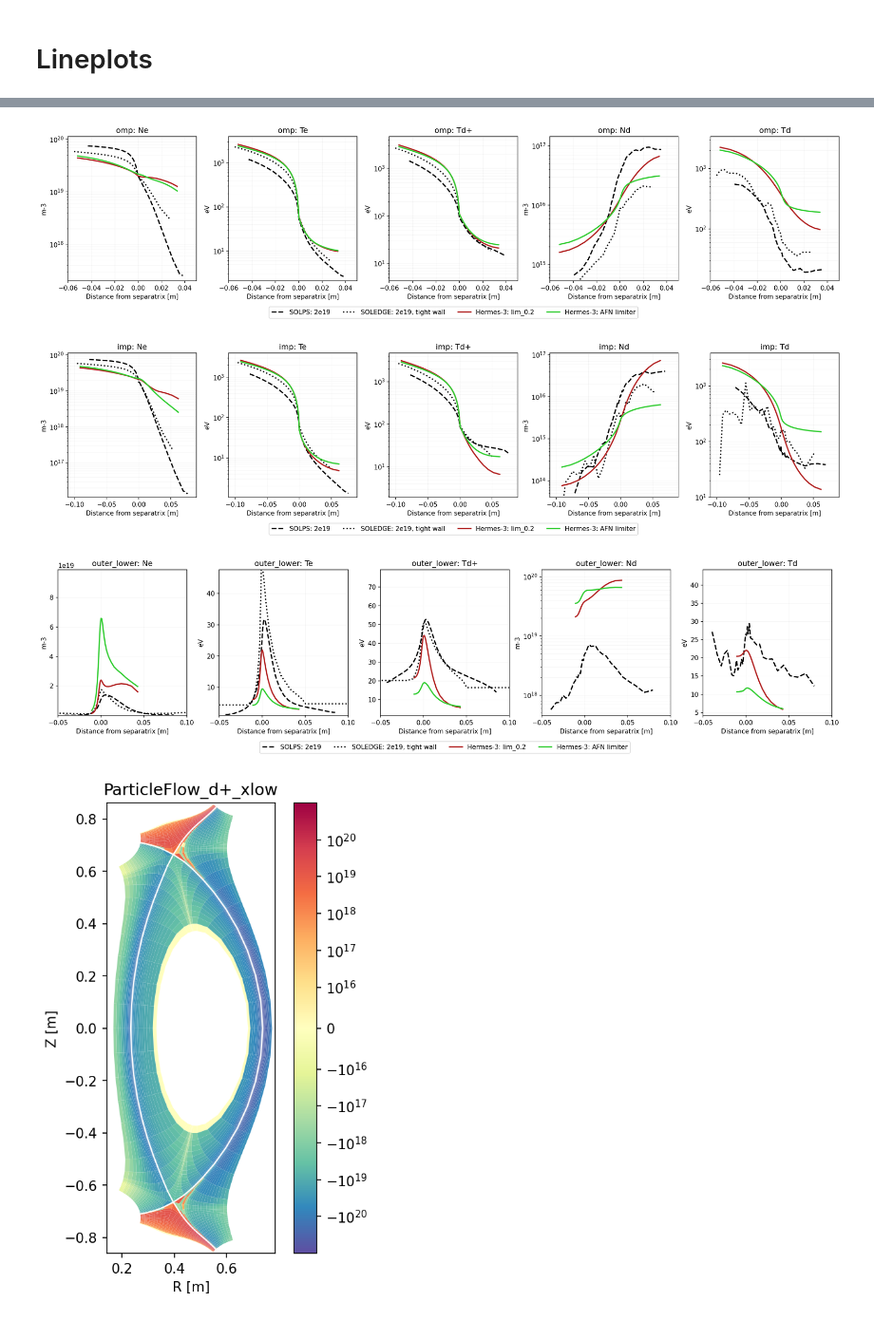
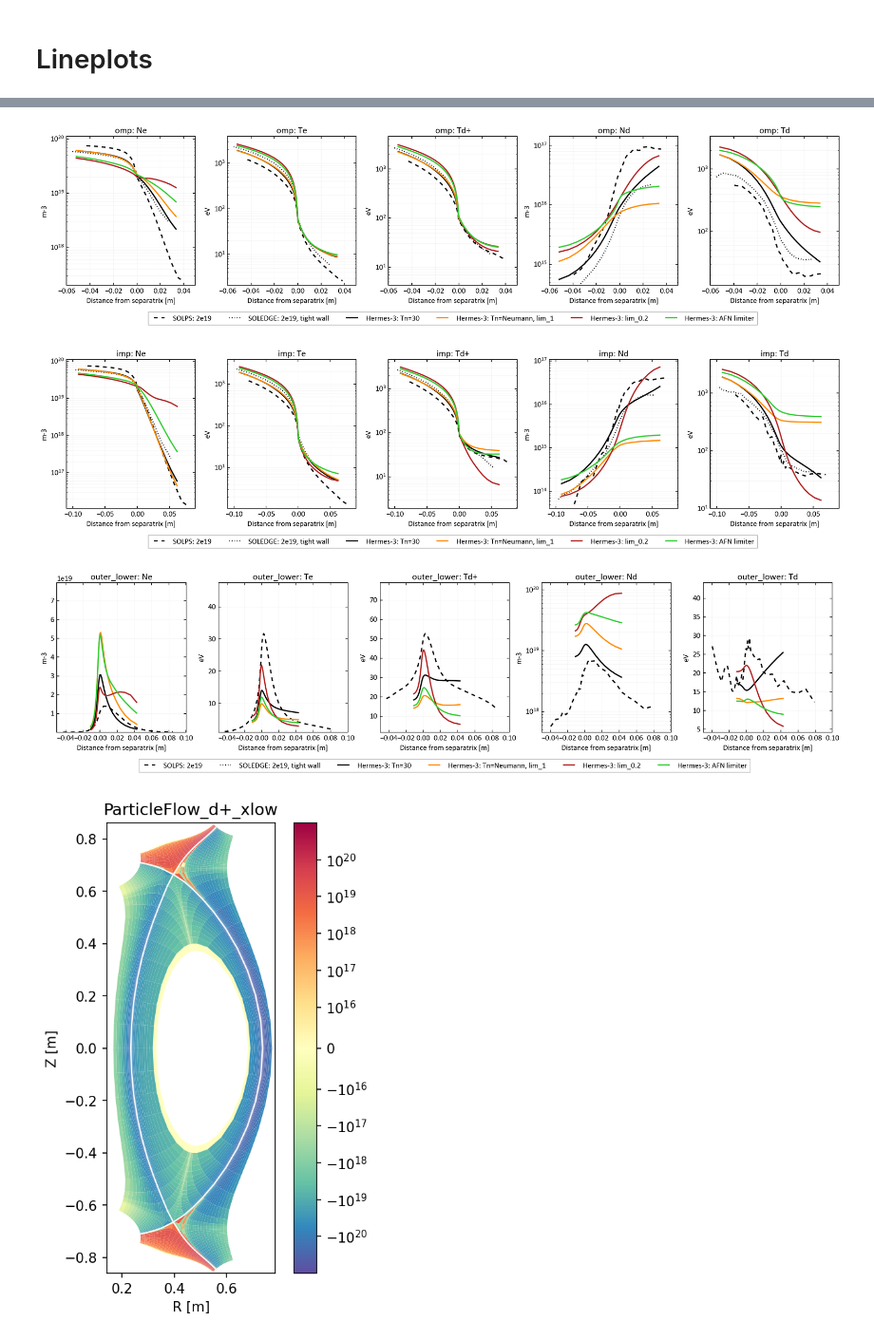
Before and after one commit to mikekryjak/notebooks, a Jupyter notebook: hermes3-solps-soledge/postprocessing/2023-08-13_enable_fluxlim.ipynb, the cells around one changed output, grey strips where cells are left out. Shown at 95% size. Drawn from its saved outputs; the diff is of its cells as text; code cells hidden in the pictures.

```diff
--- a/hermes3-solps-soledge/postprocessing/2023-08-13_enable_fluxlim.ipynb
+++ b/hermes3-solps-soledge/postprocessing/2023-08-13_enable_fluxlim.ipynb
@@ -66,10 +66,10 @@ toload = [
     # dict(name="1e19", id="d10d-anom_visc", grid="g3b2-fatter_newhypno.nc", unnormalise_geom = True),
     # dict(name="2e19", id="d11b-d10d_2e19", grid="g3b2-fatter_newhypno.nc", unnormalise_geom = True),
     # dict(name="2e19_free", id="d12a-2e19_free_sol", grid="g3b2-fatter_newhypno.nc", unnormalise_geom = True),
-    # dict(name="fixTn", id="d13a-d11b_decaylength", grid="g3b2-fatter_newhypno.nc", unnormalise_geom = True),
+    dict(name="fixTn", id="d14a-d13a_edge_recycling", grid="g3b2-fatter_newhypno.nc", unnormalise_geom = True),
     # dict(name="nolim", id="d14b-edgerec_no_Tnfix", grid="g3b2-fatter_newhypno.nc", unnormalise_geom = True),
     dict(name="lim_0.2", id="d15-d14b_d_fluxlim_default", grid="g3b2-fatter_newhypno.nc", unnormalise_geom = True),
-    # dict(name="lim_1.0", id="d16-d15_d_fluxlim_1", grid="g3b2-fatter_newhypno.nc", unnormalise_geom = True),
+    dict(name="lim_1.0", id="d16-d15_d_fluxlim_1", grid="g3b2-fatter_newhypno.nc", unnormalise_geom = True),
     dict(name="isolim", id="d17-d15_newdmodel_newfluxlim", grid="g3b2-fatter_newhypno.nc", unnormalise_geom = True),
 ]
 
@@ -117,7 +118,7 @@ for name in soledgecases:
     sl[name].read_csv(os.path.join(path, "omp_neutrals.csv"), mode = "plot1d_omp")
     sl[name].read_csv(os.path.join(path, "imp_plasma.csv"), mode = "plot1d_imp")
     sl[name].read_csv(os.path.join(path, "imp_neutrals.csv"), mode = "plot1d_imp")
-    sl[name].read_csv(os.path.join(path, "wall_ntmpi_plasma.csv"), mode = "wall_ntmpi")
+    # sl[name].read_csv(os.path.join(path, "wall_ntmpi_plasma.csv"), mode = "wall_ntmpi")
 # %%
 path = soledgecases["nocore_d"]
 sl["nocore_d"].read_csv(os.path.join(path, "wall_ntmpi_plasma.csv"), mode = "wall_ntmpi")
@@ -175,0 +290,30 @@ plt.close("all")
+# %%
+plt.style.use(r"C:\Users\mikek\OneDrive\Project\pyenvs\fusion-a-310\Lib\site-packages\matplotlib\mpl-data\stylelib\mike.mplstyle")
+
+fig, ax = plt.subplots()
+
+ds = casestore["fixTn"].ds.isel(t=-1)
+
+d = ds.isel(x=slice(2,-2)).sum("theta")
+omp = ds.hermesm.select_region("outer_midplane_a").isel(x=slice(2,-2))
+dist = (omp["R"] - omp["R"][ds.metadata["ixseps1"]])
+dist = np.insert(dist.values, 0, dist.values[0] - (dist.values[1] - dist.values[0]))
+
+def append_rhs(x):
+    F = d[x]
+    rhs = d[x.replace("_L_", "_R_")][-1].values
+    return np.concatenate([F, [rhs]])
+
+m = "o"
+ms = 5
+ax.plot(dist, append_rhs("hf_perp_tot_L_d"), label = "Neutral heat flow", marker = m, ms = ms)
+ax.plot(dist, append_rhs("hf_perp_tot_L_e"), label = "Electron heat flow", marker = m, ms = ms)
+ax.plot(dist, append_rhs("hf_perp_tot_L_d+"), label = "Ion heat flow", marker = m, ms = ms)
+# ax.plot(dist, append_rhs("hf_perp_conv_L_d"), label = "Neutral convection", marker = "x",ls = "--", ms = ms)
+# ax.plot(dist, append_rhs("hf_perp_conv_L_d+"), label = "Ion convection", marker = "x",ls = "--", ms = ms)
+fig.legend(loc = "upper left", bbox_to_anchor = (0.9,0.9))
+# domain["hf_perp_diff_R_d"].plot(ax = ax, label = "Neutral conduction")
+# domain["hf_perp_conv_R_d"].plot(ax = ax, label = "Neutral convection")
+ax.set_ylabel("Heat flow poloidal integral [W]")
+ax.set_xlabel("Distance from separatrix [m]")
+ax.set_title("Radial heat flows")
@@ -181,38 +380,38 @@ lineplot_compare(
 
     # "SOLPS: 1e19" : dict(data=sp["no_visc"], color="#3288bd"),
     "SOLPS: 2e19" : dict(data=sp["nsep_2e19"], color="black"),
     # "SOLPS: 3e19" : dict(data=sp["nsep_3e19"], color="#fc8d59"),
 
     "SOLEDGE: 2e19, tight wall" : dict(data=sl["tightwall_2e19"], color = "black"),
 
     # "Hermes-3: Neumann": dict(data=hr["2e19"], color="teal"),
-    # "Hermes-3: Tn=30": dict(data=hr["fixTn"], color="grey"),
+    "Hermes-3: Tn=30": dict(data=hr["fixTn"], color="black"),
     # "Hermes-3: Tn=Neumann": dict(data=hr["nolim"], color="teal"),
-    # "Hermes-3: lim_1.0": dict(data=hr["lim_1.0"], color="darkorange"),
+    "Hermes-3: Tn=Neumann, lim_1": dict(data=hr["lim_1.0"], color="darkorange"),
     "Hermes-3: lim_0.2": dict(data=hr["lim_0.2"], color="firebrick"),
     "Hermes-3: AFN limiter": dict(data=hr["isolim"], color="limegreen"),
     # "Hermes-3: Edge recycling": dict(data=hr["2e19_edgerec"], color="cyan"),
 
 
 
     # "Hermes-3: Tn_sol=30eV" : dict(data=hr["tn30"], color="teal"),
     # "Hermes-3: Tn_sol=0.03eV" : dict(data=hr["tn0.03_nonsepfit"], color="darkorange"),
     # "Hermes-3: Tn_sol=0.03eV" : dict(data=hr["tn0.03"], color="darkorange"),
 
     },
     # regions = ["omp", "imp"], params = ["Ne", "Td+", "Te"],
     # regions = ["omp", "imp"], params = ["Nd", "Td", "Sd+_iz"],
     regions = ["omp", "imp", "outer_lower"], params = ["Ne", "Te", "Td+", "Nd", "Td"],
     # regions = ["omp", "imp", "outer_lower"], params = ["Nd", "Td"],
     # regions = ["omp"], params = []
     mode = "log",
     dpi = 150,
     lw = 2
 )
 # %% [output]
-[figure, old version]
+[figure, new version]
-[figure, old version]
+[figure, new version]
-[figure, old version]
+[figure, new version]
 # %%
 fig, ax = plt.subplots(dpi = 150, figsize = (5,6))
 
```
Also changed, not shown: parts of 14 cells of this notebook, 10 other files.
